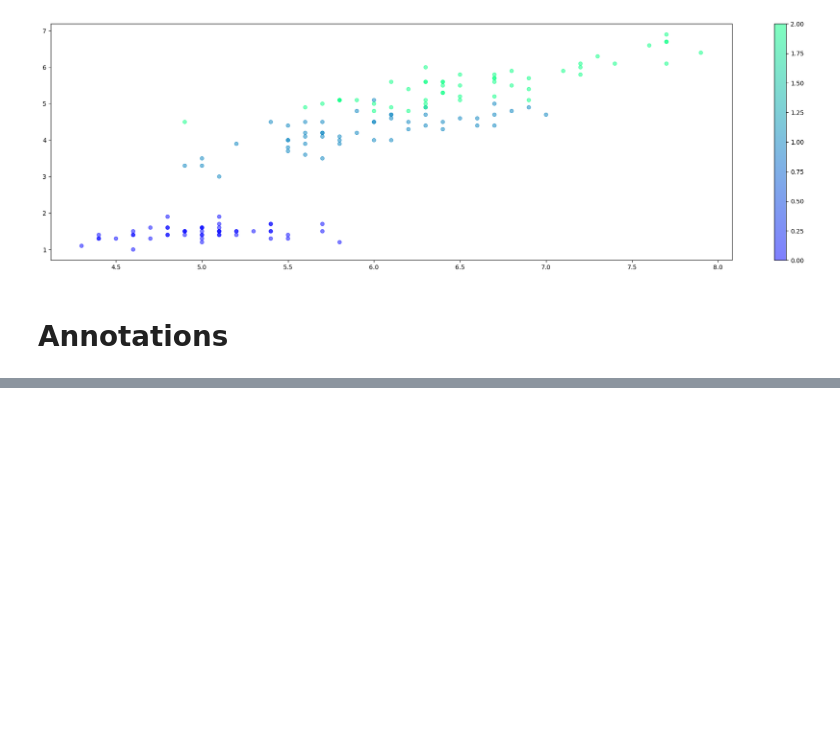
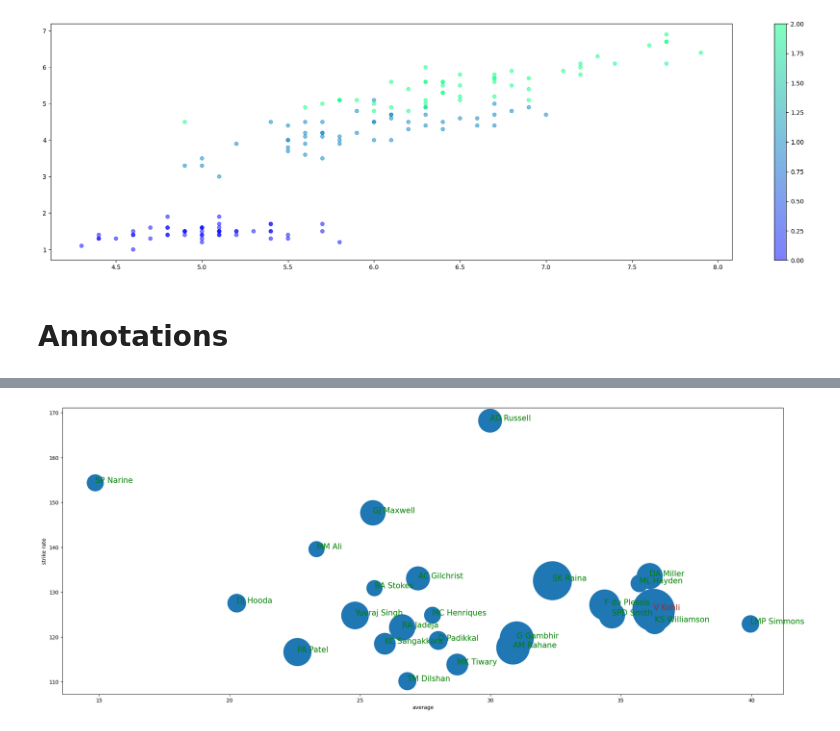
Before and after one commit to faisalkhan4k/Data-visualization, a Jupyter notebook: matplotlib1.ipynb, the cells around one changed output, grey strips where cells are left out. Cells and saved outputs as stored; diff of their text form; code cells hidden in the pictures; blank space fills up the shorter version.

```diff
--- a/matplotlib1.ipynb
+++ b/matplotlib1.ipynb
@@ -32,0 +46,4 @@ plt.colorbar()
+# %%
+df = pd.read_csv(r'datasets\batter.csv')
+df = df.head(100).sample(25,random_state=42)
+df
@@ -32,0 +68,16 @@ plt.colorbar()
+# %%
+plt.figure(figsize=(25,10))
+plt.scatter(df['avg'],df['strike_rate'],s=df['runs'])
+plt.xlabel('average')
+plt.ylabel('strike rate')
+
+for i in range(df.shape[0]):
+    if(df['batter'].iloc[i]=='V Kohli'):
+        plt.text(df['avg'].iloc[i],df['strike_rate'].iloc[i],df['batter'].iloc[i],fontdict={'size':15,'color':'brown'})
+    else:
+
+        plt.text(df['avg'].iloc[i],df['strike_rate'].iloc[i],df['batter'].iloc[i],fontdict={'size':15,'color':'green'})
+
+plt.show()
+# %% [output]
+[figure, added]
```
Also changed, not shown: parts of 12 cells of this notebook.
